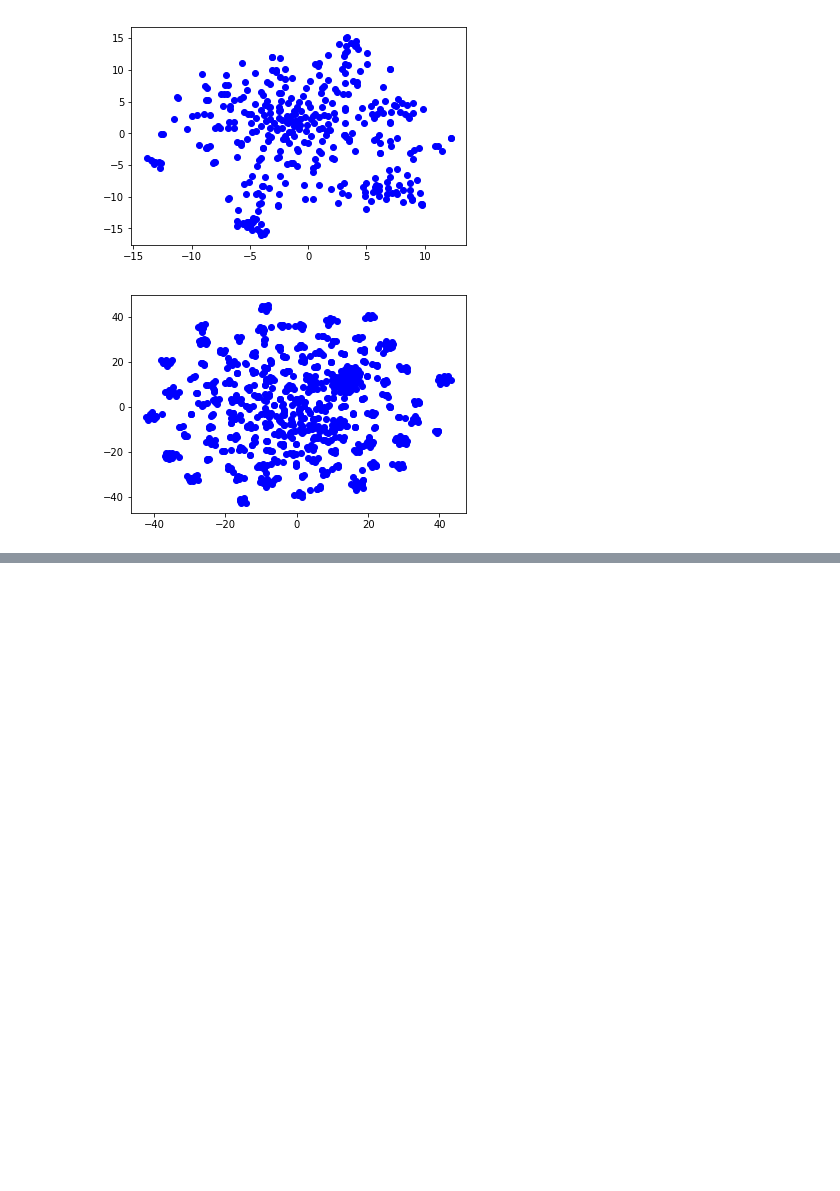
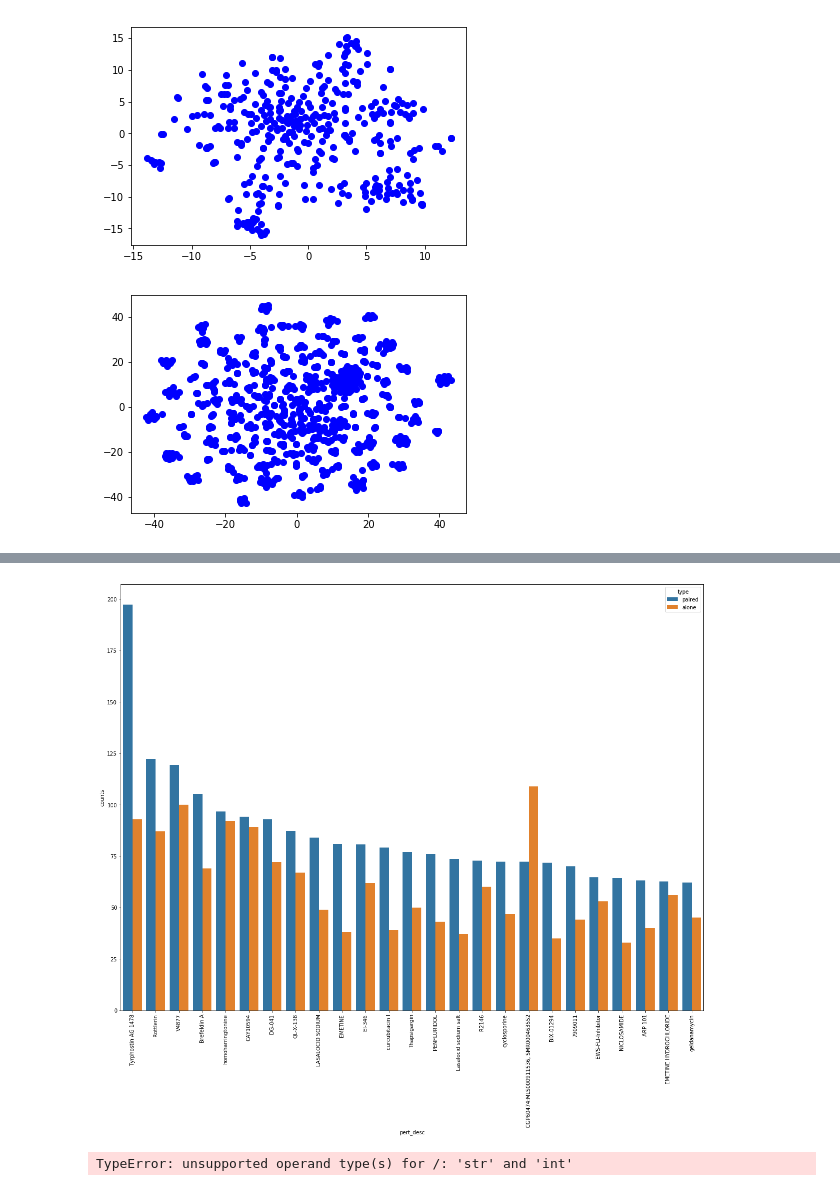
Before and after one commit to hfreid17/ovarian-cancer, a Jupyter notebook: pipeline/notebooks/development.ipynb, the cells around one changed output, grey strips where cells are left out. Saved outputs shown, nothing was run; the diff lists cells and outputs as text; code cells hidden in the pictures; blank space fills up the shorter version.

```diff
--- a/pipeline/notebooks/development.ipynb
+++ b/pipeline/notebooks/development.ipynb
@@ -1039,0 +452,2 @@ df_sigtest.head().T
+# %%
+infiles = glob.glob('rawdata/combinationdrugs.dir/*_foranalysis.txt')
@@ -1039,0 +456,9 @@ df_sigtest.head().T
+# %%
+results = []
+for infile in infiles:
+    drug_df = pd.read_table(infile, index_col='sig_id')
+    drug_name = os.path.basename(infile).split('_')[0]
+    drug_df['drug'] = drug_name
+    results.append(drug_df)
+drug_concat = pd.concat(results)
+drug_concat.head()
@@ -1039,0 +484,7 @@ df_sigtest.head().T
+# %%
+res2 = drug_concat.groupby("pert_desc").size().rename("counts").to_frame()
+res2.sort_values(by="counts", axis=0, ascending=False)
+
+res2["counts2"] = res2["counts"]/12
+res2 = res2.drop(labels = "counts", axis=1)
+res2 = res2.rename(columns={"counts2" : "counts"})
@@ -1039,0 +510,38 @@ df_sigtest.head().T
+# %%
+## plot of top 25 drugs for the paired drugs and pair this data with counts for these drugs from the alone data
+
+paired_sorted = res2.sort_values(by="counts", axis=0, ascending=False)
+paired_sorted_top25 = paired_sorted[2:27]
+df_alone_counts_forpairedgraph = df_alone_counts.rename(columns = {"drugs" : "pert_desc"})
+paired_top25 = paired_sorted_top25.merge(df_alone_counts_forpairedgraph, how ="inner", on = "pert_desc")
+paired_top25 = paired_top25.rename(columns = {"counts_x" : "counts_paired", "counts_y" : "counts_alone"})
+paired_top25_paired = paired_top25.drop("counts_alone", axis=1).rename(columns={"counts_paired" : "counts"})
+paired_top25_paired["type"] = "paired"
+paired_top25_alone = paired_top25.drop("counts_paired", axis=1).rename(columns={"counts_alone" : "counts"})
+paired_top25_alone["type"] = "alone"
+paired_top25_final = pd.concat([paired_top25_paired, paired_top25_alone])
+# %%
+f, ax = plt.subplots(figsize=(20, 15))
+fig_alone = sns.barplot("pert_desc", y="counts", hue = "type", data = paired_top25_final) ## remove -666 and 89671
+plt.xticks(rotation=90)
+plt.show()
+# %% [output]
+[figure, added]
+# %%
+# infiles2 = glob.glob('rawdata/combinationdrugs.dir/*_df_correctpertnames_counts_sorted.txt')
+for infile in infiles2:
+    drug_pair_df_counts = pd.read_table(infile)
+    list_counts = drug_pair_df_counts["counts"].tolist()
+    list_pertnames = list(drug_pair_df_counts["pert_names"])
+    drug_pair_df_counts2 = pd.DataFrame()
+    drug_pair_df_counts2["pert_names"] = list_pertnames
+    drug_pair_df_counts2["counts"] = list_counts
+    drug_pair_df_counts2 = drug_pair_df_counts2.sort_values(by="counts", axis=0, ascending=False)
+    drug_pair_df_counts_5 = drug_pair_df_counts2[0:5]
+#     drug_name2 = os.path.basename(infile).split('_')[0]
+#     f, ax = plt.subplots(figsize=(20, 15))
+    fig_pair_drug = sns.barplot(x="pert_names", y="counts", data=drug_pair_df_counts_5, orient="h").set_title(drug_name)
+#     plt.xticks(rotation=90)
+    plt.show()
+# %% [output]
+TypeError: unsupported operand type(s) for /: 'str' and 'int'
```
Also changed, not shown: parts of 28 cells of this notebook, 3 other files.
